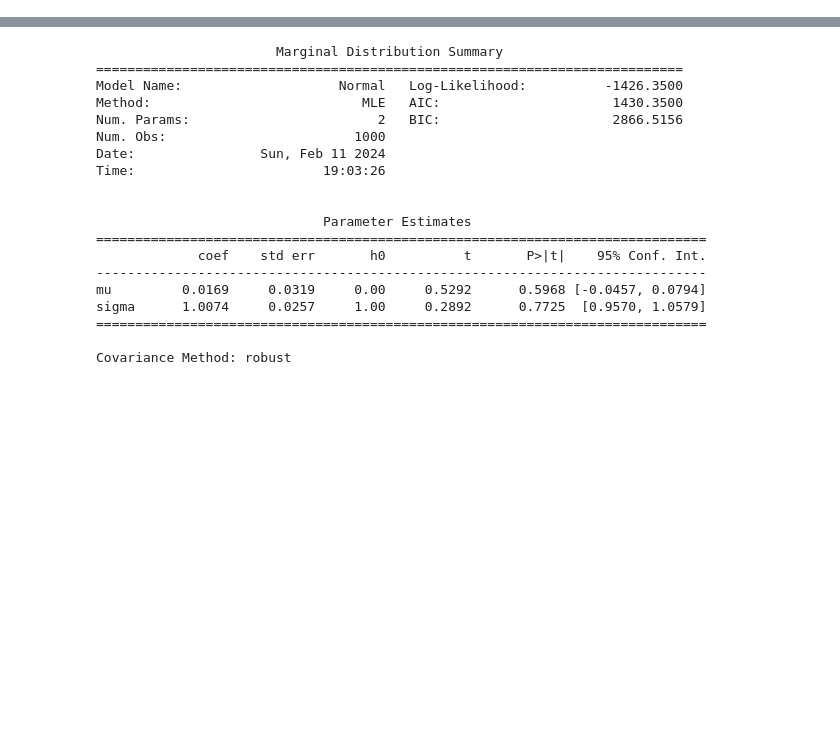
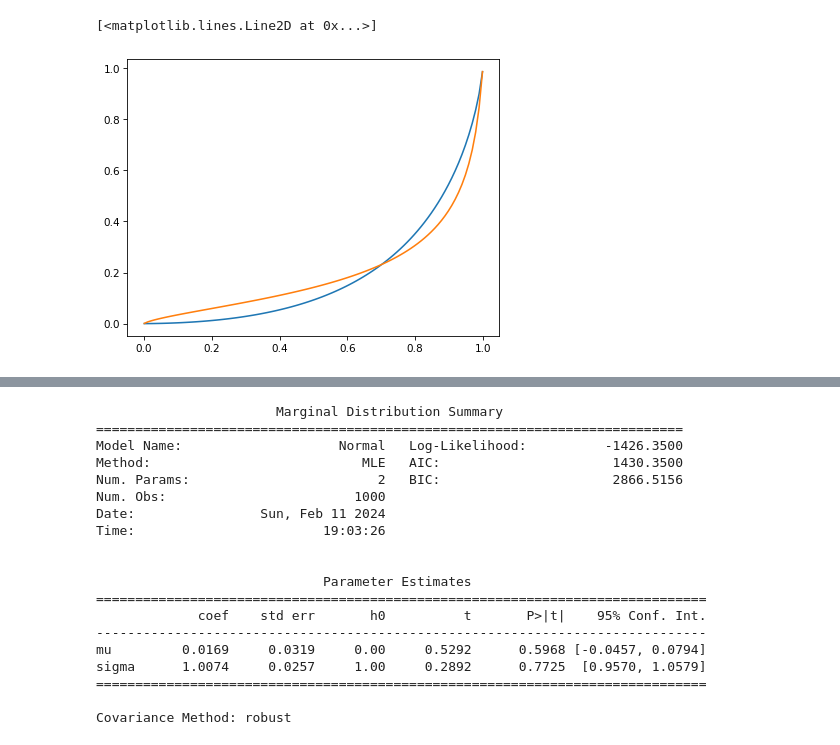
Before and after one commit to sorensenj50/Copula-Package, a Jupyter notebook: Notebook.ipynb, the cells around one changed output, grey strips where cells are left out. Saved outputs shown, nothing was run; the diff lists cells and outputs as text; code cells hidden in the pictures; blank space fills up the shorter version.

Commit message:
Conditional CDFs

```diff
--- a/Notebook.ipynb
+++ b/Notebook.ipynb
@@ -40,0 +41,21 @@ copula = bivariate.Clayton(theta = 1.5, rotation = 90)
+# %%
+copula1 = bivariate.StudentsT(df = 5, Q = 0.5)
+copula2 = bivariate.Normal(Q = 0.75)
+
+u = utils.get_u_range()
+
+
+cdf1 = copula1._conditional_cdf(0.99, u, 100, 0.5)
+cdf2 = copula1._conditional_cdf(0.99, u, 5, 0.5)
+
+#pdf = copula1._conditional_ppf(0.5, u, 10, 0.75)
+
+plt.plot(u, cdf1)
+plt.plot(u, cdf2)
+#plt.plot(u, pdf)
+#plt.plot(u, copula2._conditional_cdf(0.75, u, 0.75))
+
+#plt.plot(copula._cdf(np.ones_like(u) * 0.5, u, 10, 0.5))
+# %% [output]
+[<matplotlib.lines.Line2D at 0x...>]
+[figure, added]
```
Also changed, not shown: parts of 27 cells of this notebook, 3 other files.
